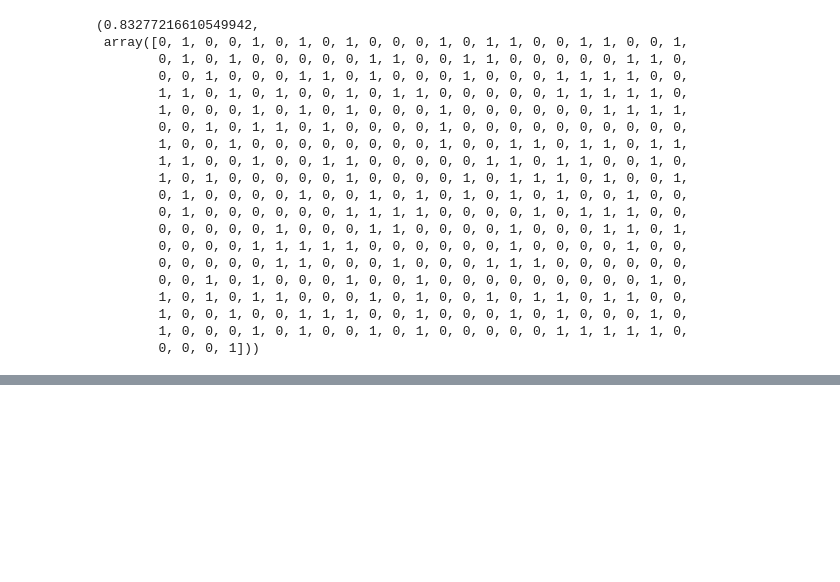
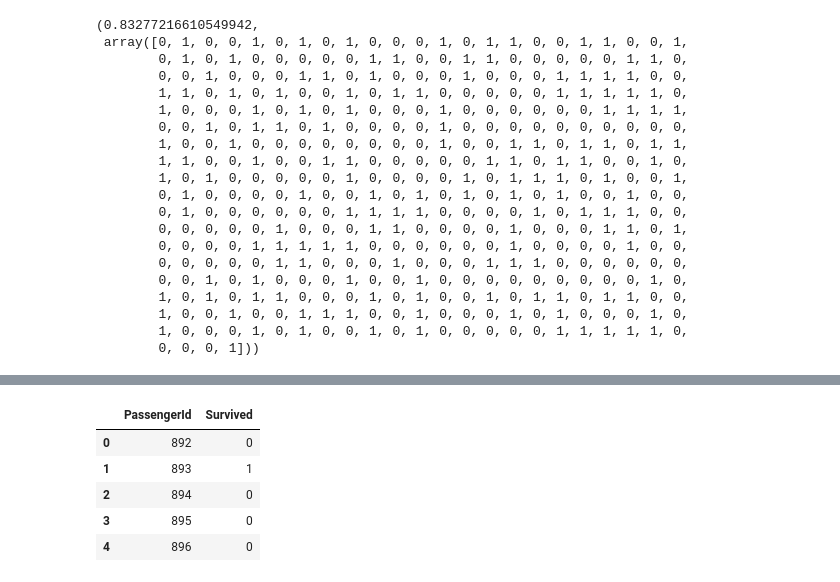
Before and after one commit to urihoffmann/titanic-competition-kaggle, a Jupyter notebook: Titanic.ipynb, the cells around one changed output, grey strips where cells are left out. Cells and saved outputs as stored; diff of their text form; code cells hidden in the pictures; blank space fills up the shorter version.

```diff
--- a/Titanic.ipynb
+++ b/Titanic.ipynb
@@ -728,0 +1012,10 @@ accuracy_svc, test_predict
+# %%
+#ensemble voting
+ensemble_voting = VotingClassifier(estimators=[('rf', random_forest),
+                                               ('dt', decision_tree), ('knn', knn),('svc',svc)],
+                                   voting='hard')
+ensemble_voting.fit(training_features, training_predict)
+test_predict = ensemble_voting.predict(test_features)
+# #accuracy in the training set. It is calculated to have a better undestanding how the model fit in the data.
+accuracy = ensemble_voting.score(training_features, training_predict)
+accuracy, test_predict
@@ -728,0 +1043,14 @@ accuracy_svc, test_predict
+# %%
+submission = pd.DataFrame({
+        "PassengerId": test_df["PassengerId"],
+        "Survived": test_predict
+    })
+submission.to_csv('../../datasets/titanic/submission.csv', index=False)
+submission.head()
+# %% [output]
+|  | PassengerId | Survived |
+| 0 | 892 | 0 |
+| 1 | 893 | 1 |
+| 2 | 894 | 0 |
+| 3 | 895 | 0 |
+| 4 | 896 | 0 |
```
Also changed, not shown: parts of 33 cells of this notebook.
